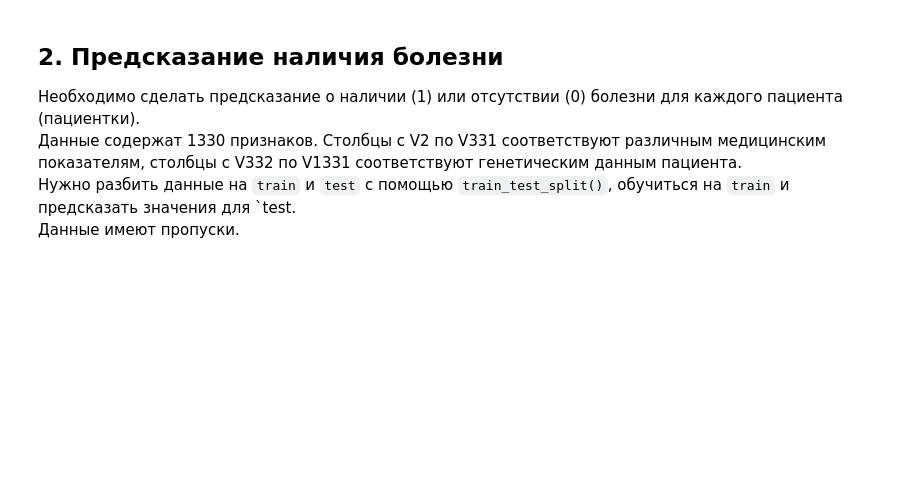
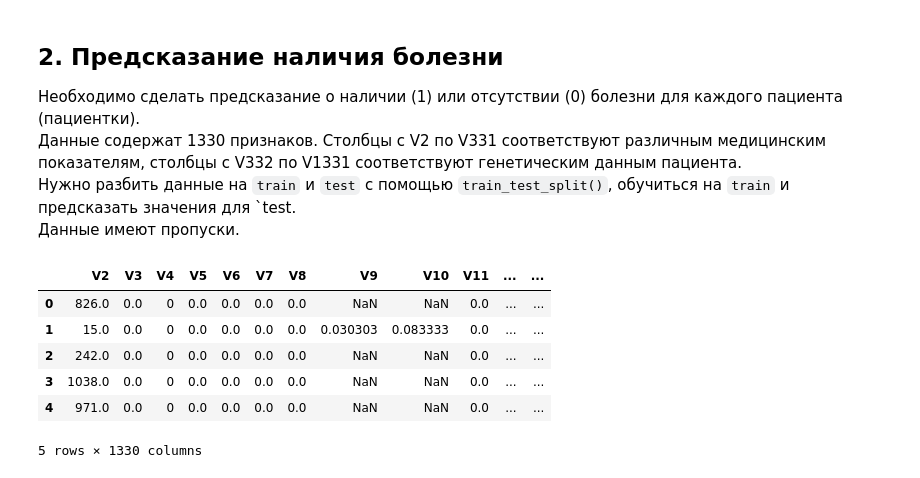
Before and after one commit to sonyareznikova/Seminars, a Jupyter notebook: Seminar 5/Seminar_5_Homework.ipynb, the cells around one changed output. Saved outputs shown, nothing was run; the diff lists cells and outputs as text; code cells hidden in the pictures; blank space fills up the shorter version.

```diff
--- a/Seminar 5/Seminar_5_Homework.ipynb
+++ b/Seminar 5/Seminar_5_Homework.ipynb
@@ -199,0 +259,10 @@ X = X.drop('target', axis=1)
+# %%
+X.head()
+# %% [output]
+|  | V2 | V3 | V4 | V5 | V6 | V7 | V8 | V9 | V10 | V11 | ... | ... |
+| 0 | 826.0 | 0.0 | 0 | 0.0 | 0.0 | 0.0 | 0.0 | NaN | NaN | 0.0 | ... | ... |
+| 1 | 15.0 | 0.0 | 0 | 0.0 | 0.0 | 0.0 | 0.0 | 0.030303 | 0.083333 | 0.0 | ... | ... |
+| 2 | 242.0 | 0.0 | 0 | 0.0 | 0.0 | 0.0 | 0.0 | NaN | NaN | 0.0 | ... | ... |
+| 3 | 1038.0 | 0.0 | 0 | 0.0 | 0.0 | 0.0 | 0.0 | NaN | NaN | 0.0 | ... | ... |
+| 4 | 971.0 | 0.0 | 0 | 0.0 | 0.0 | 0.0 | 0.0 | NaN | NaN | 0.0 | ... | ... |
+5 rows × 1330 columns
```
Also changed, not shown: parts of 19 cells of this notebook, 1 other file.
